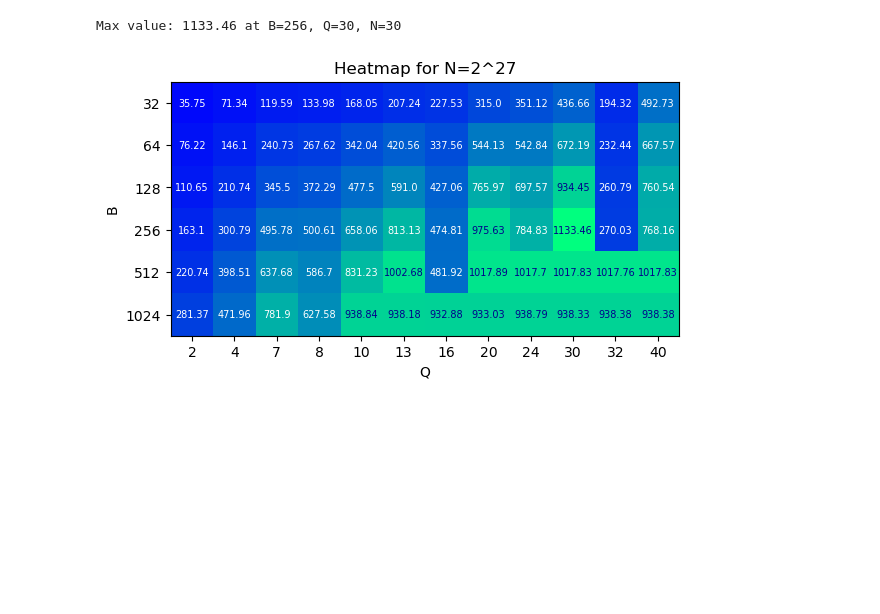
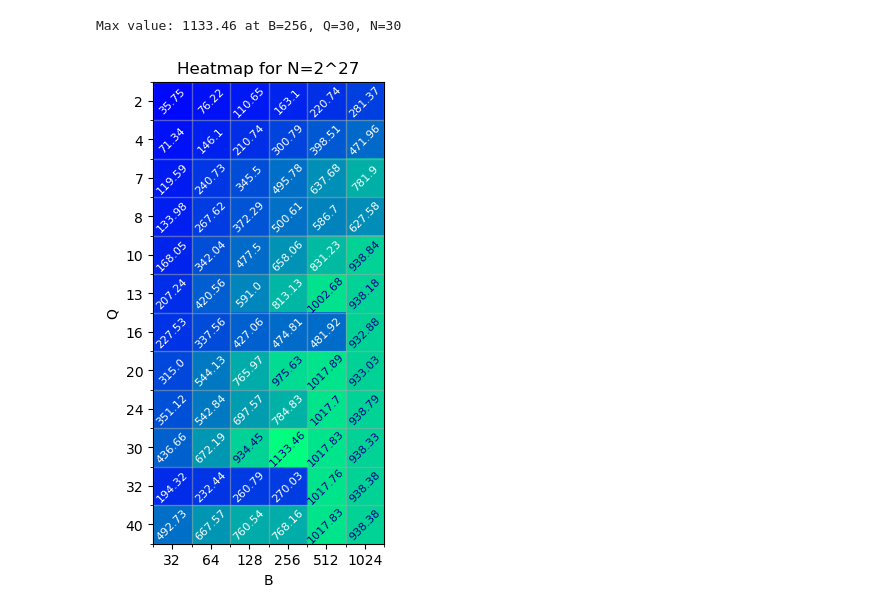
Before and after one commit to Pallisaard/Single-Pass-Scan, a Jupyter notebook: report/data/plots.ipynb, the cells around one changed output. Saved outputs shown, nothing was run; the diff lists cells and outputs as text; code cells hidden in the pictures; blank space fills up the shorter version.

Commit message:
Another try to get the plots right

```diff
--- a/report/data/plots.ipynb
+++ b/report/data/plots.ipynb
@@ -46,11 +46,11 @@ print("Max value: {} at B={}, Q={}, N={}".format(max_val, *max_bqn))
 # %% [output]
 Max value: 1133.46 at B=256, Q=30, N=30
 # %%
-plot_utils.plot_heatmap(data, ("Q", "B"), N=30, bqn_values=(bs, qs, ns),
+plot_utils.plot_heatmap(data, ("B", "Q"), N=30, bqn_values=(bs, qs, ns),
                         title="Heatmap for N=2^27",
                         clim=(0, 1133.46),
-                        figsize=(8, 3.3),
-                        filename="../plots/heatmap_BvQ_N=28.png")
+                        filename="../plots/heatmap_BvQ_N=28.png",
+                        rotation=45)
 # %% [output]
-[figure, old version]
+[figure, new version]
 # %%
```
Also changed, not shown: parts of 2 cells of this notebook, 4 other files.
